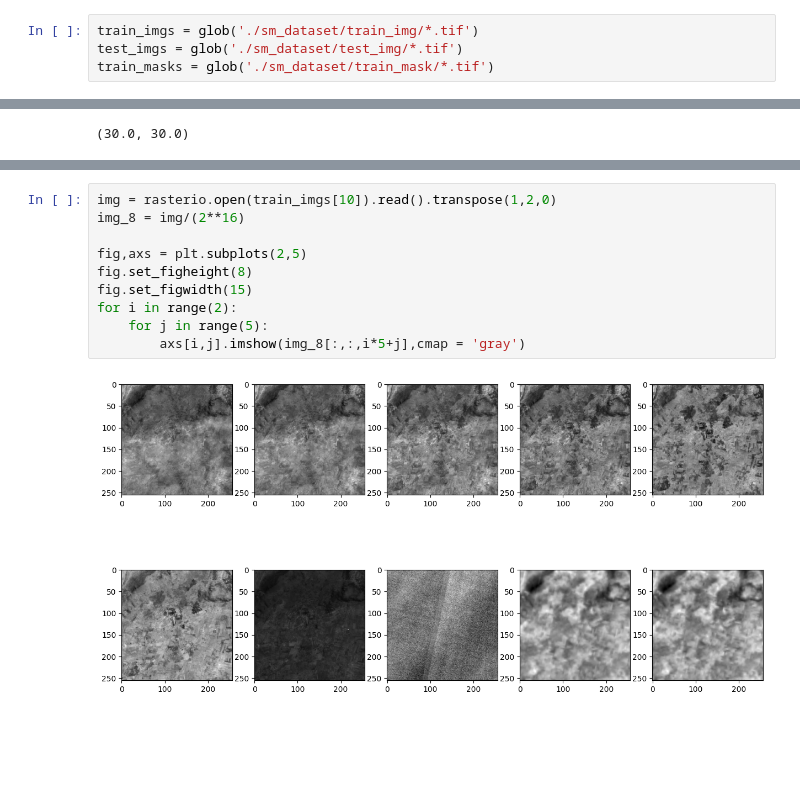
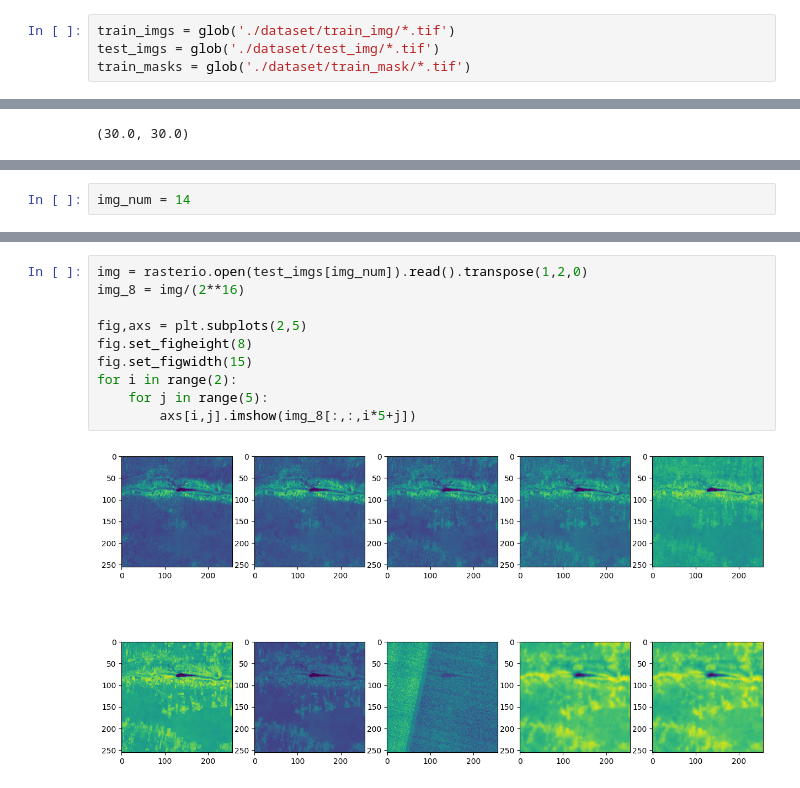
Before and after one commit to ChoChoMinSeo/ai_spark_oaz, a Jupyter notebook: minseo/viewer.ipynb, the cells around one changed output, grey strips where cells are left out. Saved outputs shown, nothing was run; the diff lists cells and outputs as text; blank space fills up the shorter version.

```diff
--- a/minseo/viewer.ipynb
+++ b/minseo/viewer.ipynb
@@ -6,8 +6,8 @@ from glob import glob
 import cv2
 import rasterio
 # %%
-train_imgs = glob('./sm_dataset/train_img/*.tif')
-test_imgs = glob('./sm_dataset/test_img/*.tif')
-train_masks = glob('./sm_dataset/train_mask/*.tif')
+train_imgs = glob('./dataset/train_img/*.tif')
+test_imgs = glob('./dataset/test_img/*.tif')
+train_masks = glob('./dataset/train_mask/*.tif')
 # %%
 import pandas as pd
@@ -44,0 +43,2 @@ data.res
+# %%
+img_num = 14
@@ -45,12 +51,12 @@ data.res
 # %%
-img = rasterio.open(train_imgs[10]).read().transpose(1,2,0)
+img = rasterio.open(test_imgs[img_num]).read().transpose(1,2,0)
 img_8 = img/(2**16)
 
 fig,axs = plt.subplots(2,5)
 fig.set_figheight(8)
 fig.set_figwidth(15)
 for i in range(2):
     for j in range(5):
-        axs[i,j].imshow(img_8[:,:,i*5+j],cmap = 'gray')
+        axs[i,j].imshow(img_8[:,:,i*5+j])
 # %% [output]
-[figure, old version]
+[figure, new version]
```
Also changed, not shown: parts of 16 cells of this notebook, 5 other files.
